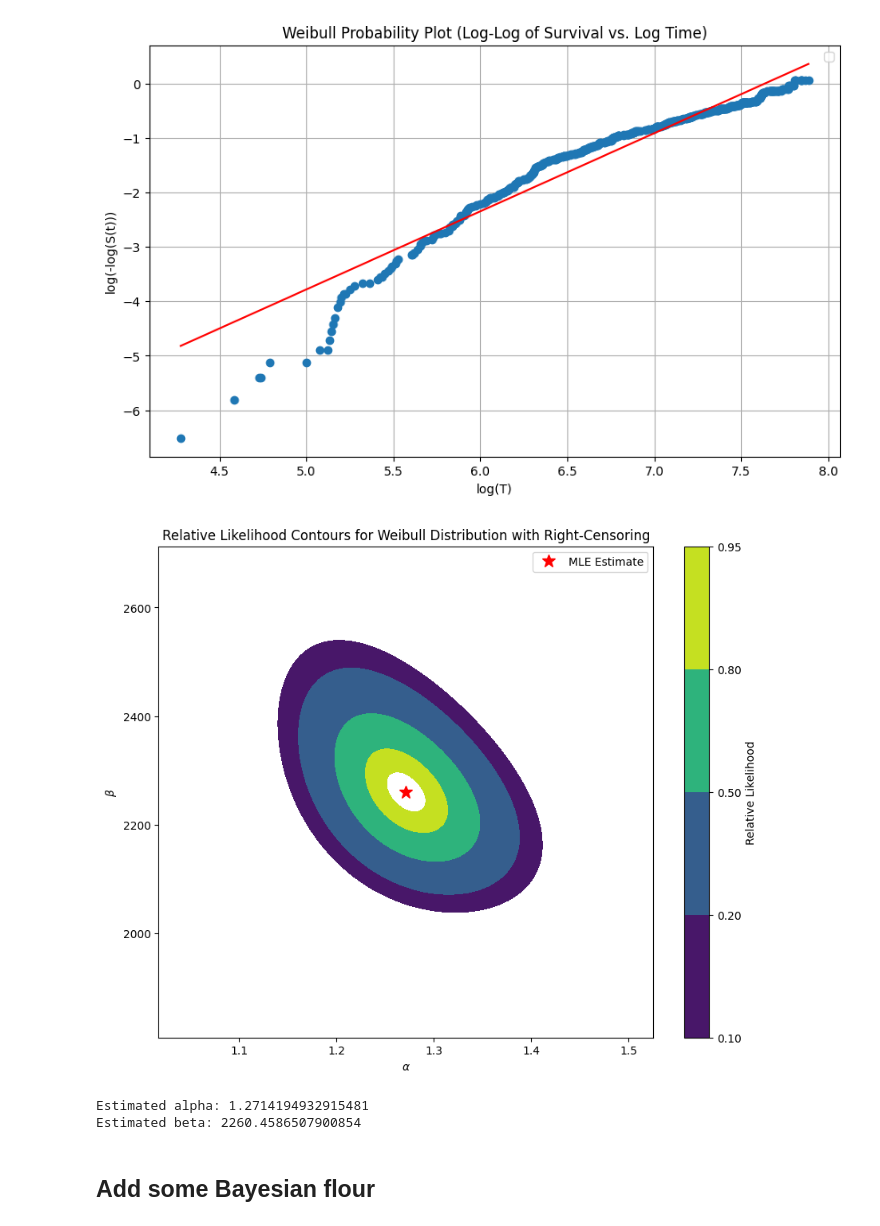
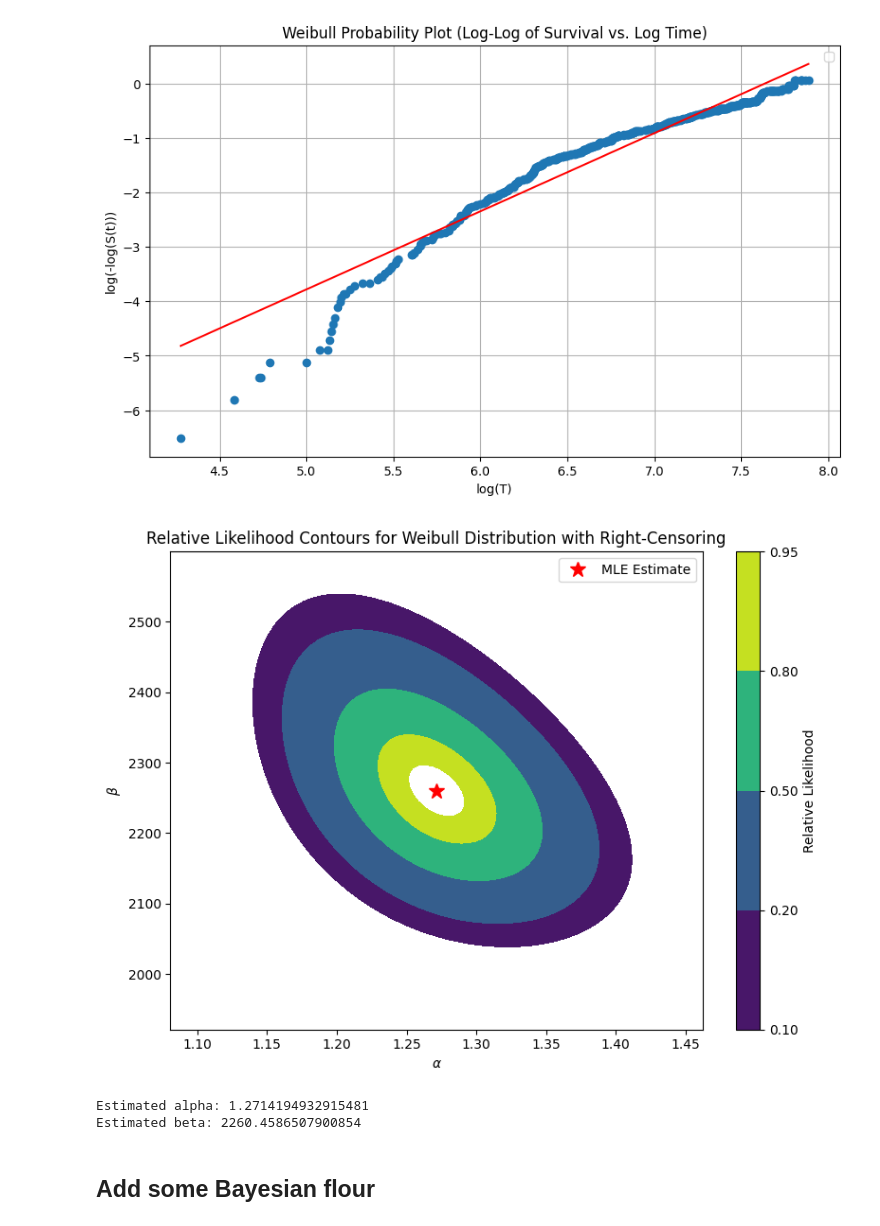
Before and after one commit to R-Ohm/ANN-Hospital-LOS, a Jupyter notebook: weibull_inference.ipynb, the cells around one changed output. Drawn from its saved outputs; the diff is of its cells as text; code cells hidden in the pictures.

```diff
--- a/weibull_inference.ipynb
+++ b/weibull_inference.ipynb
@@ -96,37 +97,55 @@ alpha_mle, beta_mle = result.x
 
 # Step 3: Generate a grid of alpha and beta values around the MLE estimates for contour plot
 alpha_range = np.linspace(alpha_mle * 0.8, alpha_mle * 1.2, 100)
 beta_range = np.linspace(beta_mle * 0.8, beta_mle * 1.2, 100)
 alpha_grid, beta_grid = np.meshgrid(alpha_range, beta_range)
 
 # Calculate relative likelihood values for each pair in the grid
 log_likelihood_values = np.zeros_like(alpha_grid)
 
 for i in range(alpha_grid.shape[0]):
     for j in range(alpha_grid.shape[1]):
         log_likelihood_values[i, j] = -weibull_log_likelihood(
             [alpha_grid[i, j], beta_grid[i, j]], survival_times, censored
         )
 
 # Step 4: Convert log-likelihood to relative likelihood
 max_log_likelihood = np.max(log_likelihood_values)
 relative_likelihood_values = np.exp(log_likelihood_values - max_log_likelihood)
 
-# Step 5: Plot the relative likelihood contour map
-plt.figure(figsize=(10, 8))
+# # Step 5: Plot the relative likelihood contour map
+# plt.figure(figsize=(10, 8))
+# contour = plt.contourf(alpha_grid, beta_grid, relative_likelihood_values, levels=[0.1, 0.2, 0.5, 0.8, 0.95], cmap='viridis')
+# plt.colorbar(contour, label='Relative Likelihood')
+# plt.xlabel(r'$\alpha$')
+# plt.ylabel(r'$\beta$')
+# plt.title('Relative Likelihood Contours for Weibull Distribution with Right-Censoring')
+# plt.plot(alpha_mle, beta_mle, 'r*', markersize=12, label='MLE Estimate')
+# plt.legend()
+# plt.show()
+
+# Step 5: Plot the relative likelihood contour map (zoomed in)
+plt.figure(figsize=(8, 6))  # Smaller figure size to reduce white space
 contour = plt.contourf(alpha_grid, beta_grid, relative_likelihood_values, levels=[0.1, 0.2, 0.5, 0.8, 0.95], cmap='viridis')
 plt.colorbar(contour, label='Relative Likelihood')
 plt.xlabel(r'$\alpha$')
 plt.ylabel(r'$\beta$')
 plt.title('Relative Likelihood Contours for Weibull Distribution with Right-Censoring')
+
+# Zoom in: Set axis limits around the MLE with tighter padding
+plt.xlim(alpha_mle * 0.85, alpha_mle * 1.15)
+plt.ylim(beta_mle * 0.85, beta_mle * 1.15)
+
+# Emphasize MLE point
 plt.plot(alpha_mle, beta_mle, 'r*', markersize=12, label='MLE Estimate')
-plt.legend()
+plt.legend(loc='upper right')
+plt.tight_layout()  # Further reduce excess margins
 plt.show()
 
 print(f"Estimated alpha: {alpha_mle}")
 print(f"Estimated beta: {beta_mle}")
 # %% [output]
-[figure, old version]
+[figure, new version]
 Estimated alpha: 1.2714194932915481
 Estimated beta: 2260.4586507900854
 # %%
```
Also changed, not shown: parts of 1 cell of this notebook, 1 other file.
